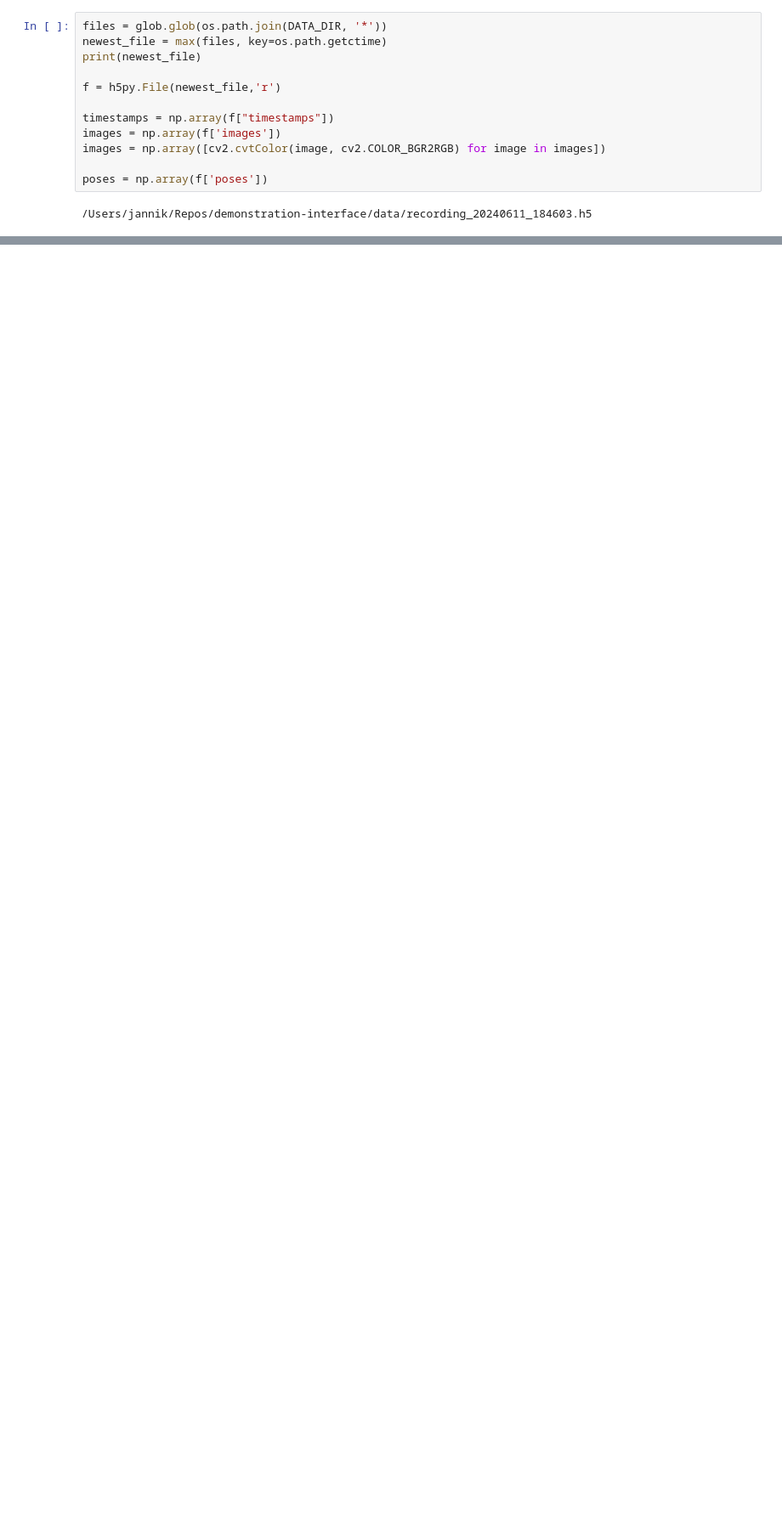
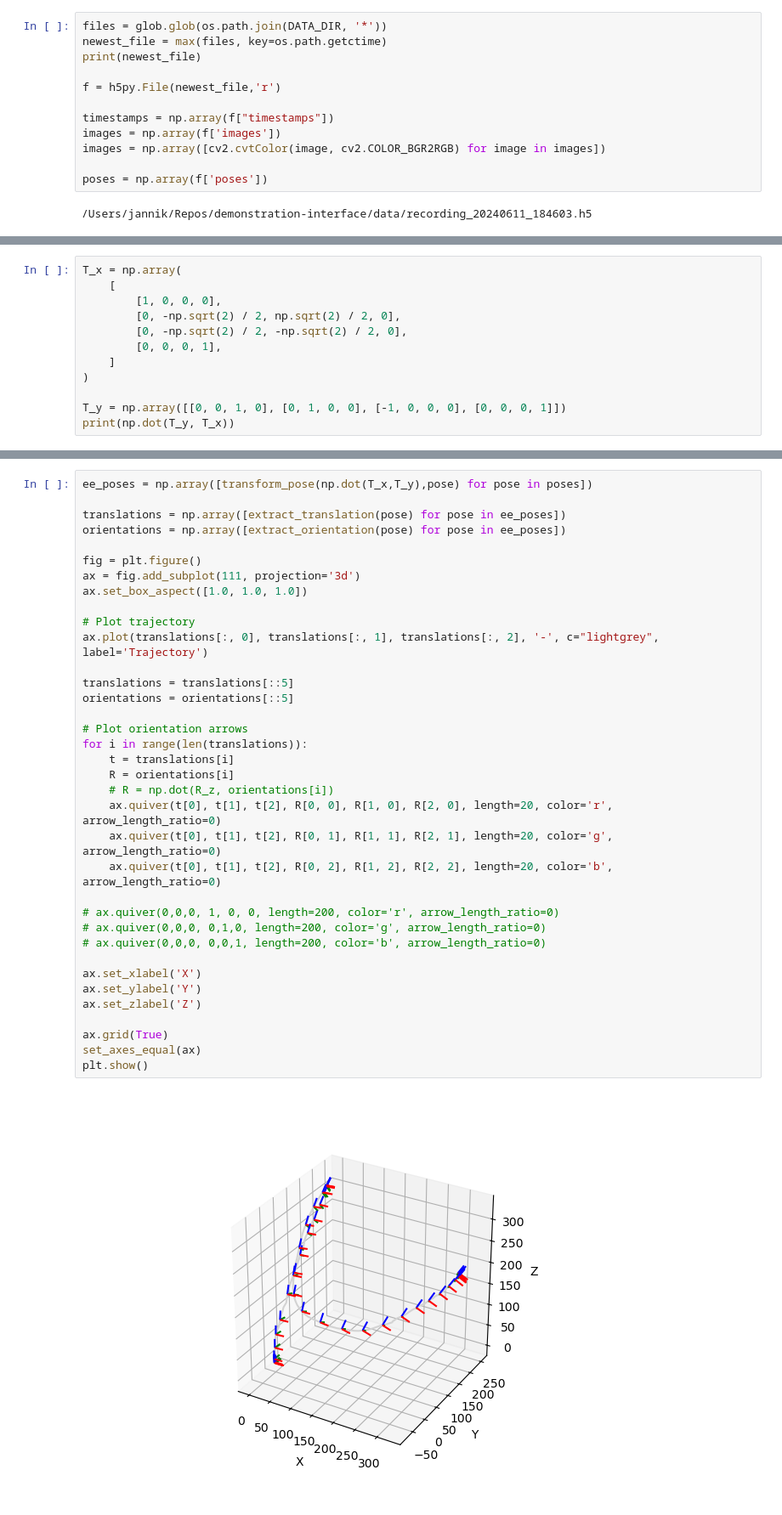
Before and after one commit to J4nn1K/demonstration-interface, a Jupyter notebook: scripts/data_viewer.ipynb, the cells around one changed output, grey strips where cells are left out. Shown at 85% size. Drawn from its saved outputs; the diff is of its cells as text; blank space fills up the shorter version.

Commit message:
Play around with coordinate transformations

```diff
--- a/scripts/data_viewer.ipynb
+++ b/scripts/data_viewer.ipynb
@@ -34,0 +75,12 @@ media.show_video(images, fps=30)
+# %%
+T_x = np.array(
+    [
+        [1, 0, 0, 0],
+        [0, -np.sqrt(2) / 2, np.sqrt(2) / 2, 0],
+        [0, -np.sqrt(2) / 2, -np.sqrt(2) / 2, 0],
+        [0, 0, 0, 1],
+    ]
+)
+
+T_y = np.array([[0, 0, 1, 0], [0, 1, 0, 0], [-1, 0, 0, 0], [0, 0, 0, 1]])
+print(np.dot(T_y, T_x))
@@ -80,0 +130,38 @@ ax.grid(True)
+# %%
+ee_poses = np.array([transform_pose(np.dot(T_x,T_y),pose) for pose in poses])
+
+translations = np.array([extract_translation(pose) for pose in ee_poses])
+orientations = np.array([extract_orientation(pose) for pose in ee_poses])
+
+fig = plt.figure()
+ax = fig.add_subplot(111, projection='3d')
+ax.set_box_aspect([1.0, 1.0, 1.0])
+
+# Plot trajectory
+ax.plot(translations[:, 0], translations[:, 1], translations[:, 2], '-', c="lightgrey", label='Trajectory')
+
+translations = translations[::5]
+orientations = orientations[::5]
+
+# Plot orientation arrows
+for i in range(len(translations)):
+    t = translations[i]
+    R = orientations[i]
+    # R = np.dot(R_z, orientations[i])
+    ax.quiver(t[0], t[1], t[2], R[0, 0], R[1, 0], R[2, 0], length=20, color='r', arrow_length_ratio=0)
+    ax.quiver(t[0], t[1], t[2], R[0, 1], R[1, 1], R[2, 1], length=20, color='g', arrow_length_ratio=0)
+    ax.quiver(t[0], t[1], t[2], R[0, 2], R[1, 2], R[2, 2], length=20, color='b', arrow_length_ratio=0)
+
+# ax.quiver(0,0,0, 1, 0, 0, length=200, color='r', arrow_length_ratio=0)
+# ax.quiver(0,0,0, 0,1,0, length=200, color='g', arrow_length_ratio=0)
+# ax.quiver(0,0,0, 0,0,1, length=200, color='b', arrow_length_ratio=0)
+
+ax.set_xlabel('X')
+ax.set_ylabel('Y')
+ax.set_zlabel('Z')
+
+ax.grid(True)
+set_axes_equal(ax)
+plt.show()
+# %% [output]
+[figure, added]
```
Also changed, not shown: parts of 6 cells of this notebook.
